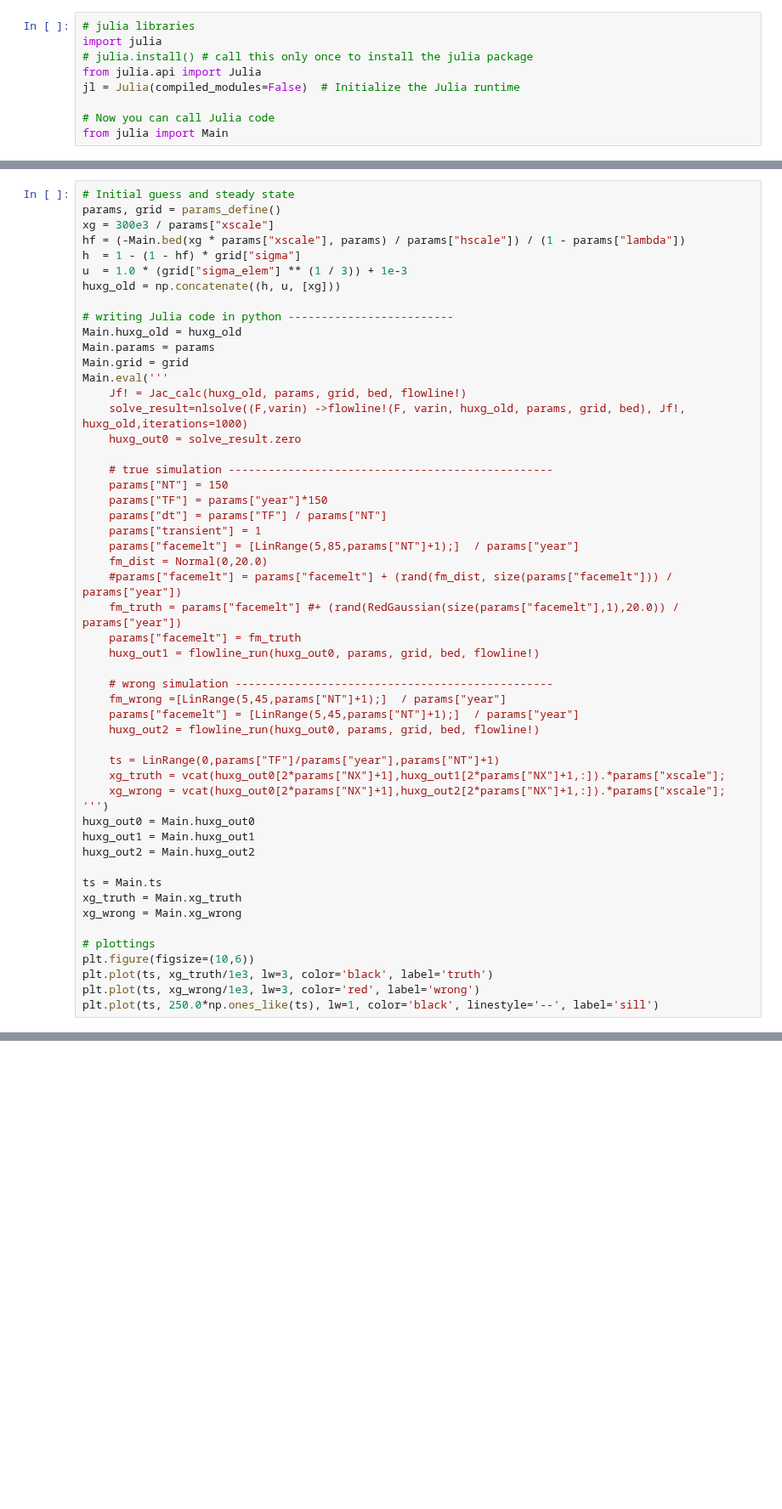
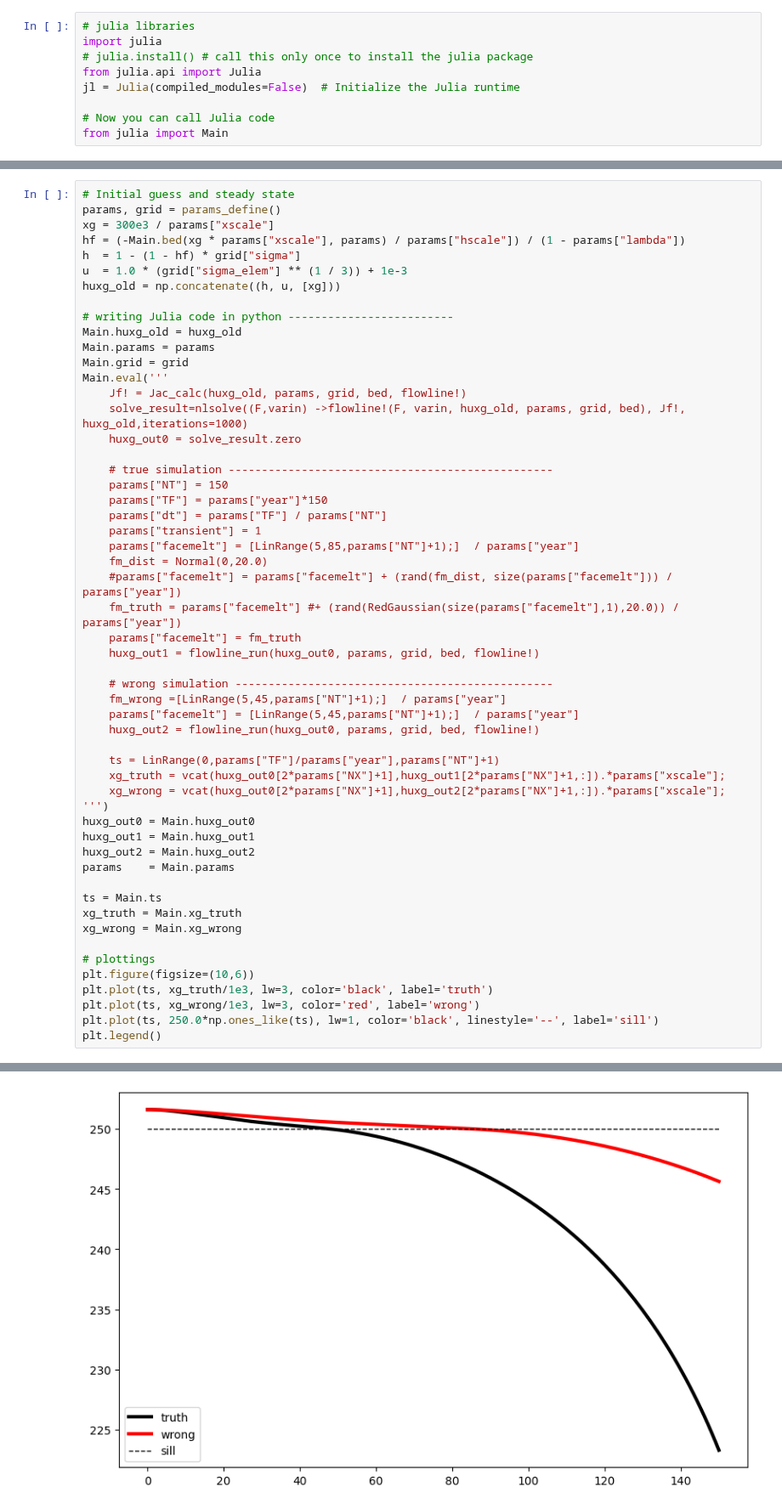
Before and after one commit to KYANJO/Data_assimilation_project, a Jupyter notebook: enkf_python_julia.ipynb, the cells around one changed output, grey strips where cells are left out. Shown at 85% size. Drawn from its saved outputs; the diff is of its cells as text; blank space fills up the shorter version.

```diff
--- a/enkf_python_julia.ipynb
+++ b/enkf_python_julia.ipynb
@@ -158,6 +181,7 @@ Main.eval('''
 huxg_out0 = Main.huxg_out0
 huxg_out1 = Main.huxg_out1
 huxg_out2 = Main.huxg_out2
+params    = Main.params
 
 ts = Main.ts
 xg_truth = Main.xg_truth
@@ -168,3 +192,5 @@ plt.figure(figsize=(10,6))
 plt.plot(ts, xg_truth/1e3, lw=3, color='black', label='truth')
 plt.plot(ts, xg_wrong/1e3, lw=3, color='red', label='wrong')
 plt.plot(ts, 250.0*np.ones_like(ts), lw=1, color='black', linestyle='--', label='sill')
+plt.legend()
+# %% [output]
@@ -171,2 +215,3 @@ plt.plot(ts, 250.0*np.ones_like(ts), lw=1, color='black', linestyle='--', label=
+[figure, added]
 # %%
 # Set ensemble parameters
```
Also changed, not shown: parts of 7 cells of this notebook.
